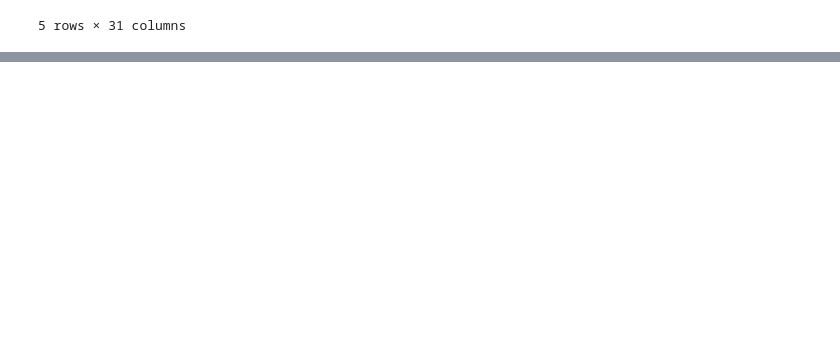
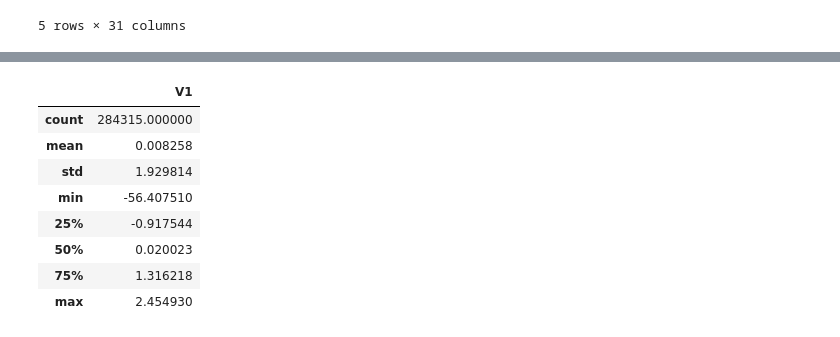
Before and after one commit to AlexeiMoroz/Data-Science-Python-Lybraries, a Jupyter notebook: LESSON_3_4/Lesson_4.ipynb, the cells around one changed output, grey strips where cells are left out. Cells and saved outputs as stored; diff of their text form; code cells hidden in the pictures; blank space fills up the shorter version.

```diff
--- a/LESSON_3_4/Lesson_4.ipynb
+++ b/LESSON_3_4/Lesson_4.ipynb
@@ -87,0 +134,18 @@ df.head()
+# %%
+bm_price = df["V1"]
+bm_price.index = df["Class"]
+
+v1_class_1 = df.loc[df['Class']==1, ['V1']]
+v1_class_0 = df.loc[df['Class']==0, ['V1']]
+# %%
+v1_class_0.describe()
+# %% [output]
+|  | V1 |
+| count | 284315.000000 |
+| mean | 0.008258 |
+| std | 1.929814 |
+| min | -56.407510 |
+| 25% | -0.917544 |
+| 50% | 0.020023 |
+| 75% | 1.316218 |
+| max | 2.454930 |
```
Also changed, not shown: parts of 12 cells of this notebook, 1 other file.
